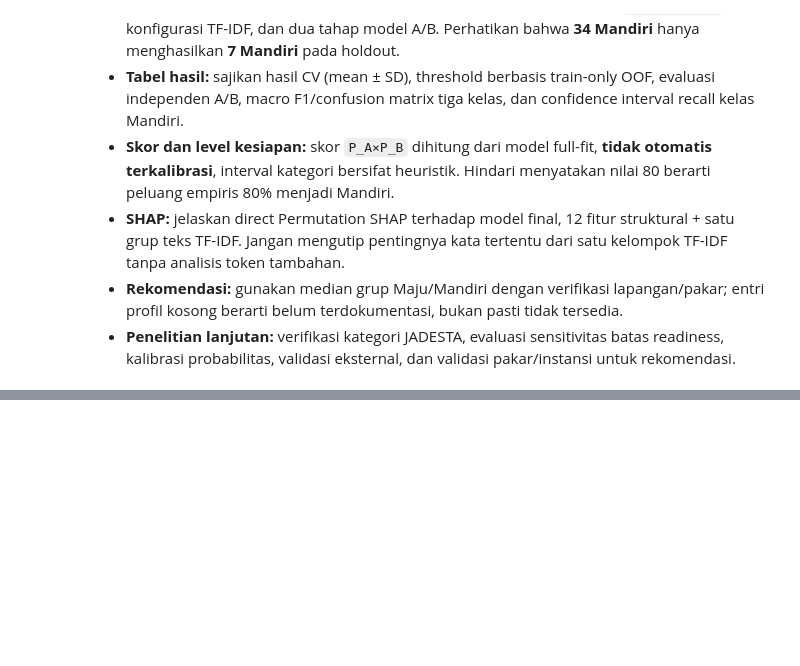
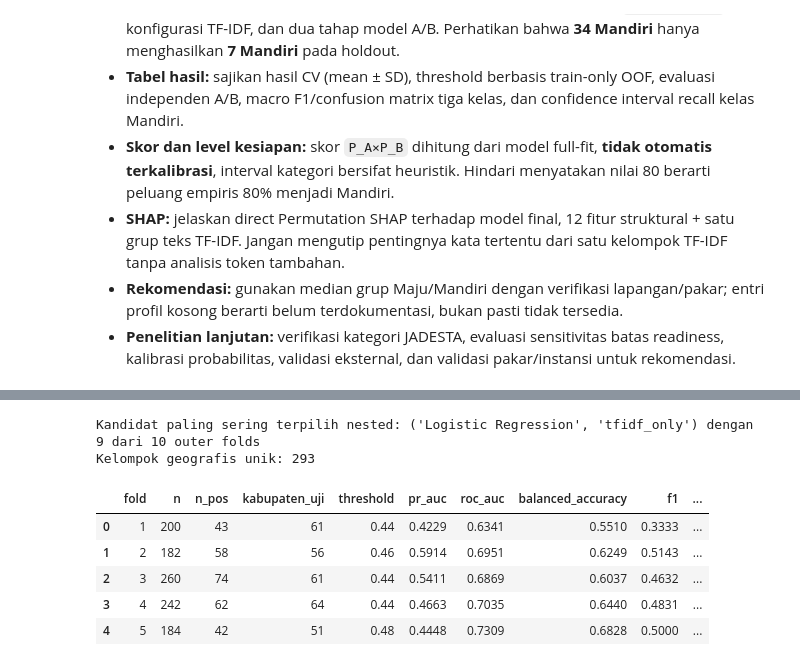
Before and after one commit to lanangsetiyo1972/Explainable_AI, a Jupyter notebook: CodePython/1_DSS_Desa_Wisata_1336_Hierarki_Permutation_SHAP.ipynb, the cells around one changed output, grey strips where cells are left out. Cells and saved outputs as stored; diff of their text form; code cells hidden in the pictures; blank space fills up the shorter version.

```diff
--- a/CodePython/1_DSS_Desa_Wisata_1336_Hierarki_Permutation_SHAP.ipynb
+++ b/CodePython/1_DSS_Desa_Wisata_1336_Hierarki_Permutation_SHAP.ipynb
@@ -671,0 +1416,39 @@ except ImportError:
+# %%
+select_counts=fold_df.groupby(['selected_model','selected_ablation']).size().sort_values(ascending=False)
+# Resolusi tie urutan leksikal stabil
+winner_key=sorted(select_counts.items(),key=lambda kv:(-kv[1],kv[0][0],kv[0][1]))[0][0]
+print('Kandidat paling sering terpilih nested:',winner_key,'dengan',int(select_counts.loc[winner_key]),'dari',len(fold_df),'outer folds')
+groups=train['kabupaten_model'].fillna('').astype(str).replace('','kabupaten_tidak_tercatat').reset_index(drop=True)
+print('Kelompok geografis unik:',groups.nunique())
+cv_geo=StratifiedGroupKFold(n_splits=5 if not FAST_MODE else 3,shuffle=True,random_state=SEED)
+geo_rows=[]
+for i,(a,b) in enumerate(cv_geo.split(Xa,ya,groups=groups),start=1):
+    assert not set(groups.iloc[a]) & set(groups.iloc[b])
+    yin=ya[a]; yout=ya[b]
+    if min(np.bincount(yin))<INNER_FOLDS: raise ValueError('Data positif terlalu sedikit pada fold geo training.')
+    innergeo=StratifiedKFold(n_splits=INNER_FOLDS,shuffle=True,random_state=SEED+10+i)
+    est=stageA_estimator(*winner_key)
+    oof=cross_val_predict(est,Xa.iloc[a],yin,cv=innergeo,method='predict_proba',n_jobs=1)[:,1]
+    th=choose_threshold(yin,oof)
+    est.fit(Xa.iloc[a],yin)
+    p=est.predict_proba(Xa.iloc[b])[:,1]
+    pred=(p>=th).astype(int)
+    rr={'fold':i,'n':len(b),'n_pos':int(yout.sum()),'kabupaten_uji':int(groups.iloc[b].nunique()),'threshold':th}
+    # Per-class metrics untuk fold dengan kelas tunggal tidak dianggap sebanding.
+    if len(np.unique(yout))<2:
+        rr.update({'pr_auc':np.nan,'roc_auc':np.nan,'balanced_accuracy':np.nan,
+                   'f1':np.nan,'precision':np.nan,'recall':np.nan,'accuracy':float(accuracy_score(yout,pred)),'brier':float(brier_score_loss(yout,p))})
+    else:rr.update(metrics_row(yout,p,pred))
+    geo_rows.append(rr)
+geo_df=pd.DataFrame(geo_rows)
+geo_df.to_csv(OUT_DIR/'06_group_holdout_kabupaten.csv',index=False)
+display(geo_df.round(4))
+# %% [output]
+Kandidat paling sering terpilih nested: ('Logistic Regression', 'tfidf_only') dengan 9 dari 10 outer folds
+Kelompok geografis unik: 293
+|  | fold | n | n_pos | kabupaten_uji | threshold | pr_auc | roc_auc | balanced_accuracy | f1 | ... |
+| 0 | 1 | 200 | 43 | 61 | 0.44 | 0.4229 | 0.6341 | 0.5510 | 0.3333 | ... |
+| 1 | 2 | 182 | 58 | 56 | 0.46 | 0.5914 | 0.6951 | 0.6249 | 0.5143 | ... |
+| 2 | 3 | 260 | 74 | 61 | 0.44 | 0.5411 | 0.6869 | 0.6037 | 0.4632 | ... |
+| 3 | 4 | 242 | 62 | 64 | 0.44 | 0.4663 | 0.7035 | 0.6440 | 0.4831 | ... |
+| 4 | 5 | 184 | 42 | 51 | 0.48 | 0.4448 | 0.7309 | 0.6828 | 0.5000 | ... |
```
Also changed, not shown: parts of 44 cells of this notebook, 1 other file.
